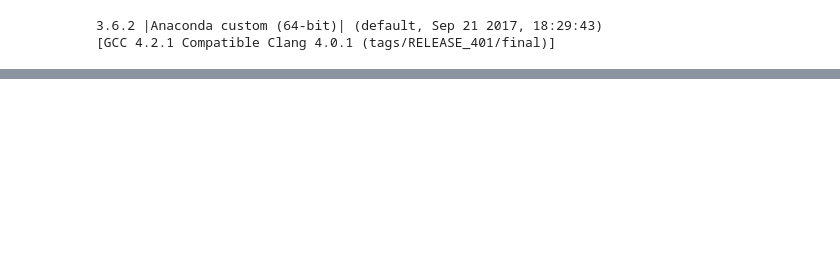
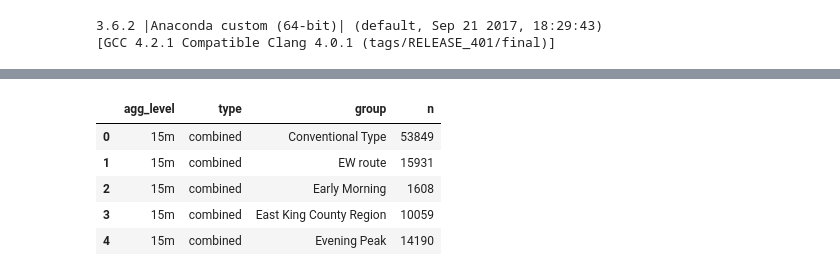
Before and after one commit to jacobw125/uw-msds-trac-capstone, a Jupyter notebook: evaluation/compare_perf.ipynb, the cells around one changed output, grey strips where cells are left out. Saved outputs shown, nothing was run; the diff lists cells and outputs as text; code cells hidden in the pictures; blank space fills up the shorter version.

```diff
--- a/evaluation/compare_perf.ipynb
+++ b/evaluation/compare_perf.ipynb
@@ -97,0 +29,12 @@ plt.show()
+# %%
+ns = ns.drop_duplicates()
+ns['type'] = ns['batch'].apply(lambda x: x.rsplit('_',2)[-1])
+ns = ns[['agg_level', 'type', 'group', 'n']].drop_duplicates()
+ns.head()
+# %% [output]
+|  | agg_level | type | group | n |
+| 0 | 15m | combined | Conventional Type | 53849 |
+| 1 | 15m | combined | EW route | 15931 |
+| 2 | 15m | combined | Early Morning | 1608 |
+| 3 | 15m | combined | East King County Region | 10059 |
+| 4 | 15m | combined | Evening Peak | 14190 |
```
Also changed, not shown: parts of 10 cells of this notebook.
